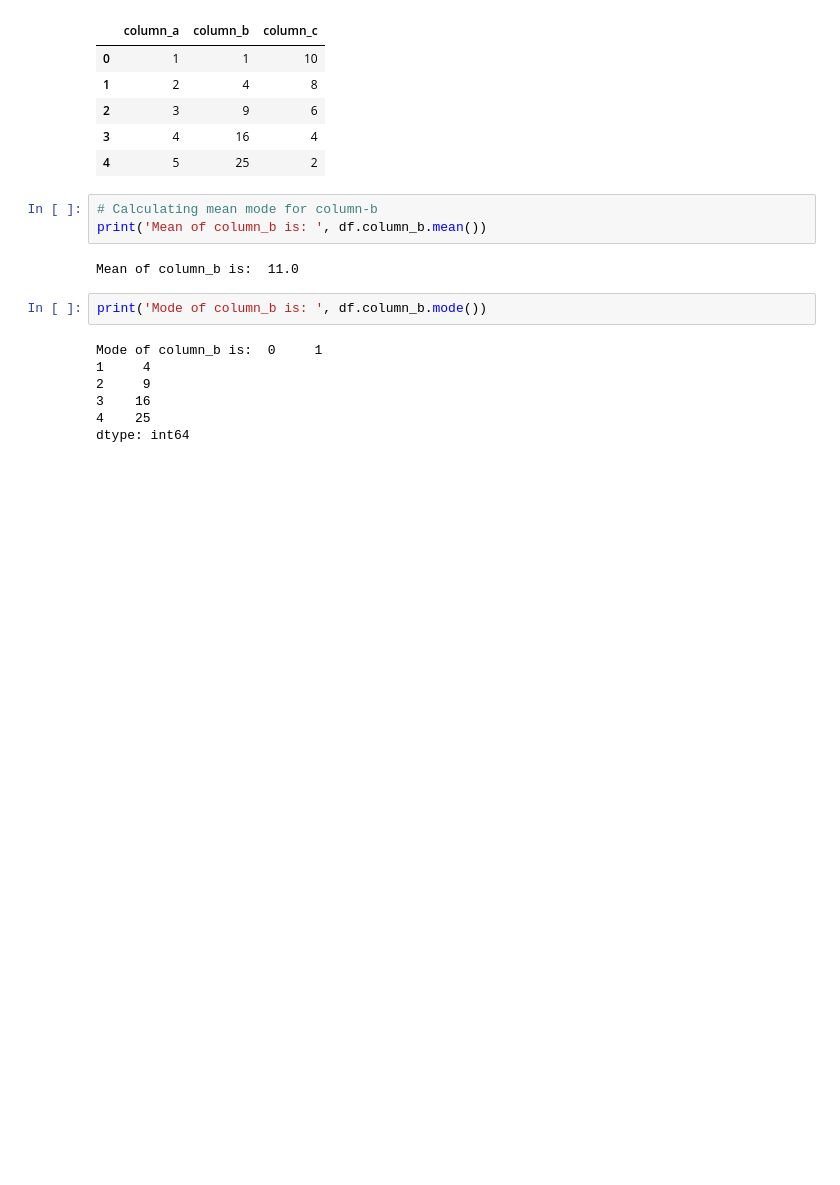
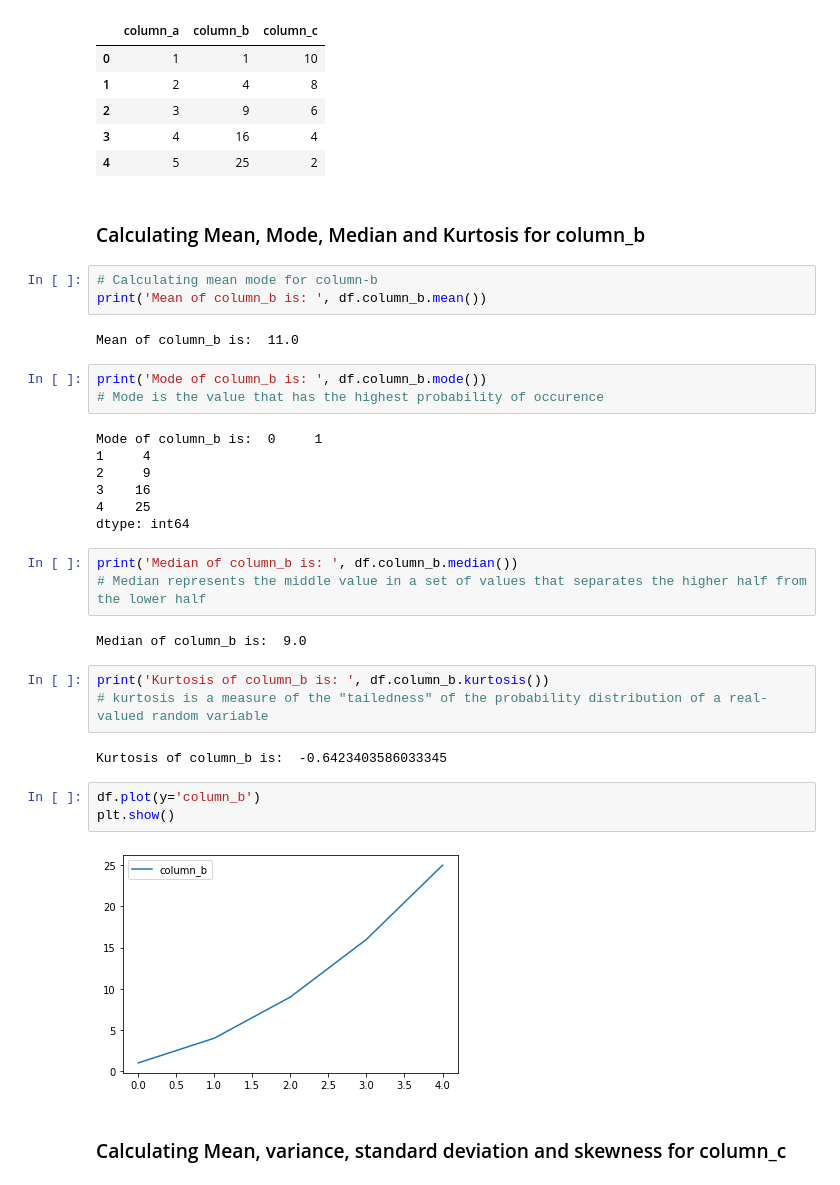
Before and after one commit to tevish321/challenge2, a Jupyter notebook: Challenge 2.ipynb, the cells around one changed output. Cells and saved outputs as stored; diff of their text form; blank space fills up the shorter version.

```diff
--- a/Challenge 2.ipynb
+++ b/Challenge 2.ipynb
@@ -18,6 +28,8 @@ df.head()
 | 2 | 3 | 9 | 6 |
 | 3 | 4 | 16 | 4 |
 | 4 | 5 | 25 | 2 |
+# %% [markdown]
+### Calculating Mean, Mode, Median and Kurtosis for column_b
 # %%
 # Calculating mean mode for column-b
 print('Mean of column_b is: ', df.column_b.mean())
@@ -25,6 +37,7 @@ print('Mean of column_b is: ', df.column_b.mean())
 Mean of column_b is:  11.0
 # %%
 print('Mode of column_b is: ', df.column_b.mode())
+# Mode is the value that has the highest probability of occurence
 # %% [output]
 Mode of column_b is:  0     1
 1     4
@@ -32,3 +45,20 @@ Mode of column_b is:  0     1
 3    16
 4    25
 dtype: int64
+# %%
+print('Median of column_b is: ', df.column_b.median())
+# Median represents the middle value in a set of values that separates the higher half from the lower half
+# %% [output]
+Median of column_b is:  9.0
+# %%
+print('Kurtosis of column_b is: ', df.column_b.kurtosis())
+# kurtosis is a measure of the "tailedness" of the probability distribution of a real-valued random variable
+# %% [output]
+Kurtosis of column_b is:  -0.6423403586033345
+# %%
+df.plot(y='column_b')
+plt.show()
+# %% [output]
+[figure, added]
+# %% [markdown]
+### Calculating Mean, variance, standard deviation and skewness for column_c
```
Also changed, not shown: parts of 18 cells of this notebook.
